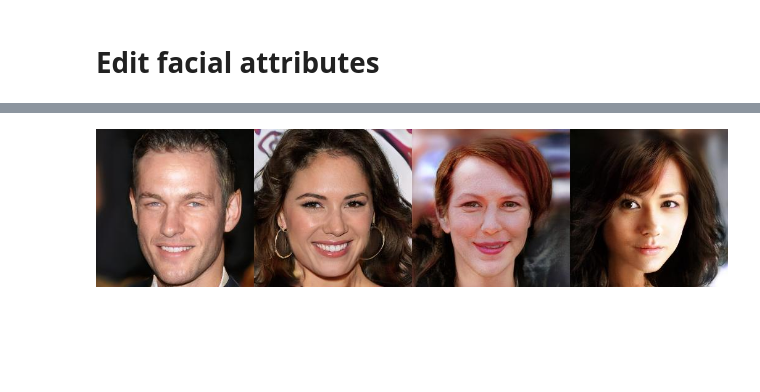
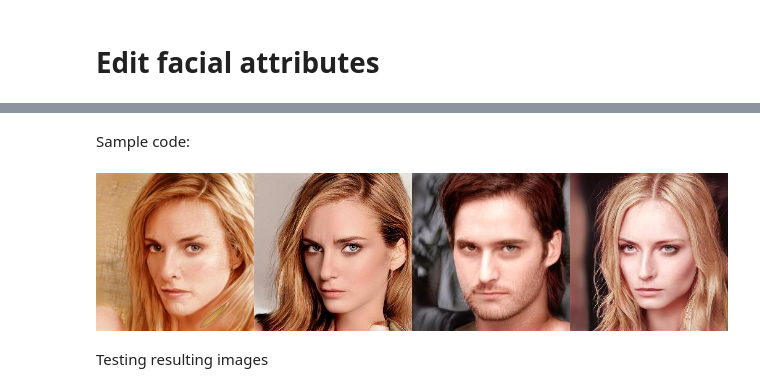
Before and after one commit to Oxford-EDI-Initiative/Face, a Jupyter notebook: InterFaceGAN.ipynb, the cells around one changed output, grey strips where cells are left out. Drawn from its saved outputs; the diff is of its cells as text; code cells hidden in the pictures; blank space fills up the shorter version.

Commit message:
Modifying latent codes for gender-neutral faces

```diff
--- a/InterFaceGAN.ipynb
+++ b/InterFaceGAN.ipynb
@@ -83,7 +83,7 @@ def imshow(images, col, viz_size=256):
 # Select a Model
 # %%
 #@title { display-mode: "form", run: "auto" }
-model_name = "pggan_celebahq" #@param ['pggan_celebahq','stylegan_celebahq', 'stylegan_ffhq']
+model_name = "stylegan_ffhq" #@param ['pggan_celebahq','stylegan_celebahq', 'stylegan_ffhq']
 latent_space_type = "W" #@param ['Z', 'W']
 
 generator = build_generator(model_name)
@@ -118,0 +189,21 @@ imshow(images, col=num_samples)
+# %%
+#@title { display-mode: "form", run: "auto" }
+
+age = -0.2 #@param {type:"slider", min:-3.0, max:3.0, step:0.1}
+eyeglasses = -2.9 #@param {type:"slider", min:-2.9, max:3.0, step:0.1}
+gender = -0.95 #@param {type:"slider", min:-3.0, max:3.0, step:0.1}
+pose = 0 #@param {type:"slider", min:-3.0, max:3.0, step:0.1}
+smile = -3 #@param {type:"slider", min:-3.0, max:3.0, step:0.1}
+
+# Copy neutral latent code
+new_codes = modified_code.copy()
+
+# Modify attributes
+for attr_name in ATTRS:
+    new_codes += boundaries[attr_name] * locals()[attr_name]  # Use locals() to get variable value
+
+# Generate new image with adjusted attributes
+new_image = generator.easy_synthesize(new_codes, **synthesis_kwargs)["image"][0]
+
+# Display updated face
+imshow(np.array([new_image]), col=1)
@@ -119,17 +212,21 @@ imshow(images, col=num_samples)
+# %% [markdown]
+Sample code:
 # %%
 #@title { display-mode: "form", run: "auto" }
 
 age = 0.1 #@param {type:"slider", min:-3.0, max:3.0, step:0.1}
 eyeglasses = -2.9 #@param {type:"slider", min:-2.9, max:3.0, step:0.1}
-gender = 0.7 #@param {type:"slider", min:-3.0, max:3.0, step:0.1}
-pose = 0 #@param {type:"slider", min:-3.0, max:3.0, step:0.1}
-smile = 0 #@param {type:"slider", min:-3.0, max:3.0, step:0.1}
+gender = 0.9 #@param {type:"slider", min:-3.0, max:3.0, step:0.1}
+pose = -1.5 #@param {type:"slider", min:-3.0, max:3.0, step:0.1}
+smile = -3 #@param {type:"slider", min:-3.0, max:3.0, step:0.1}
 
 new_codes = latent_codes.copy()
 for i, attr_name in enumerate(ATTRS):
   new_codes += boundaries[attr_name] * eval(attr_name)
 
 new_images = generator.easy_synthesize(new_codes, **synthesis_kwargs)['image']
 imshow(new_images, col=num_samples)
 # %% [output]
-[figure, old version]
+[figure, new version]
+# %% [markdown]
+Testing resulting images
```
Also changed, not shown: parts of 12 cells of this notebook.
